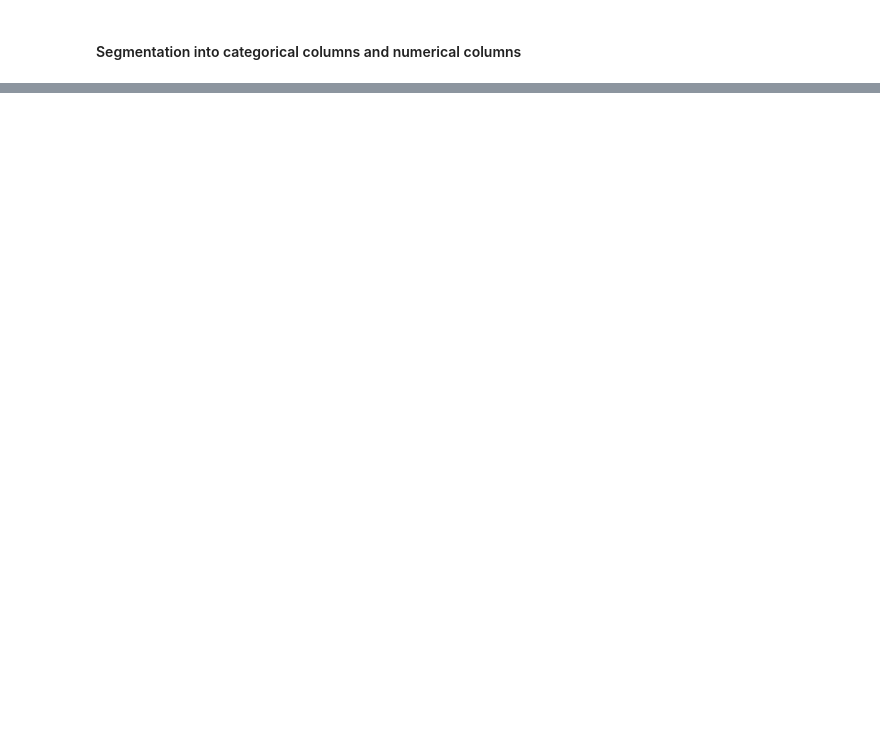
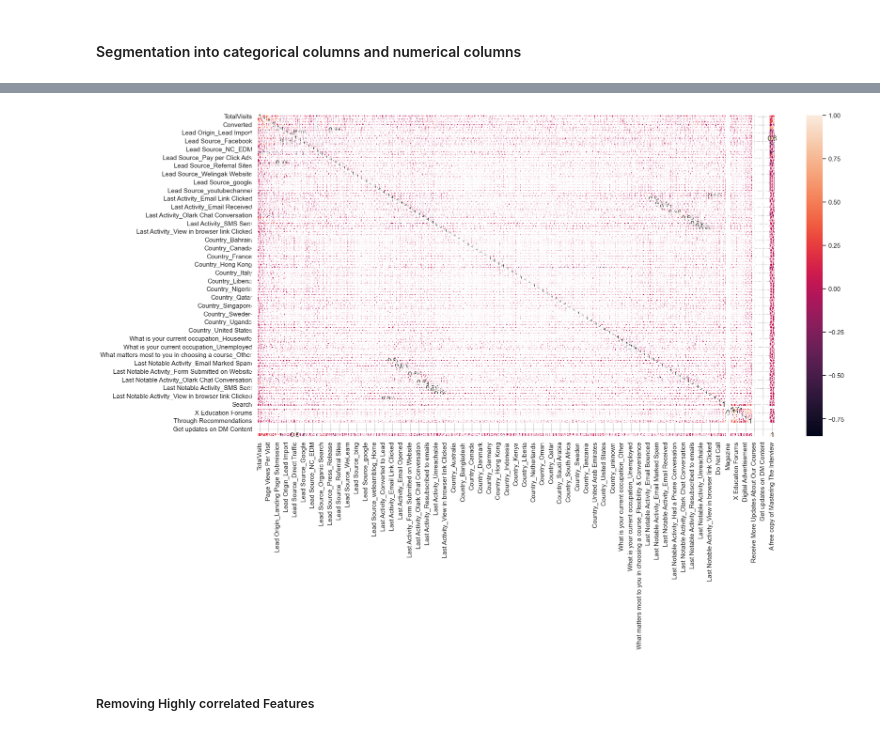
Before and after one commit to hrithikk16/Leads_Scoring_Case_Study, a Jupyter notebook: assign.ipynb, the cells around one changed output, grey strips where cells are left out. Saved outputs shown, nothing was run; the diff lists cells and outputs as text; code cells hidden in the pictures; blank space fills up the shorter version.

```diff
--- a/assign.ipynb
+++ b/assign.ipynb
@@ -463,0 +538,21 @@ plt.show()
+# %%
+# Concatenating dummies with the original dataset
+leads = pd.concat([leads, cat_dummies], axis=1)
+# %%
+# Creating dummies for remaining binary columns
+binary_dummies = pd.get_dummies(leads[binary_cols], drop_first=True).astype(int)
+# %%
+# Dropping original binary columns
+leads = leads.drop(binary_cols, axis=1)
+# %%
+# Concatenating binary dummies
+leads = pd.concat([leads, binary_dummies], axis=1)
+# %%
+# Let's see the correlation matrix
+plt.figure(figsize = (20,10))        # Size of the figure
+sns.heatmap(leads.corr(),annot = True)
+plt.show()
+# %% [output]
+[figure, added]
+# %% [markdown]
+##### Removing Highly correlated Features
```
Also changed, not shown: parts of 55 cells of this notebook.
